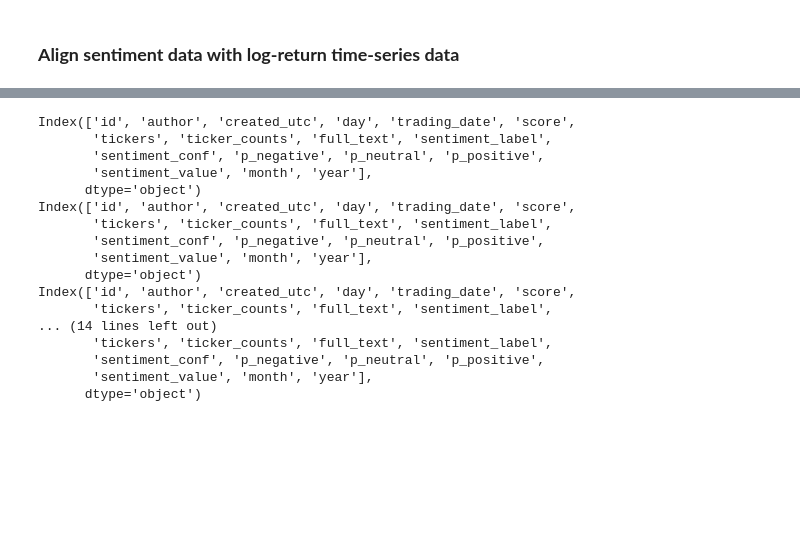
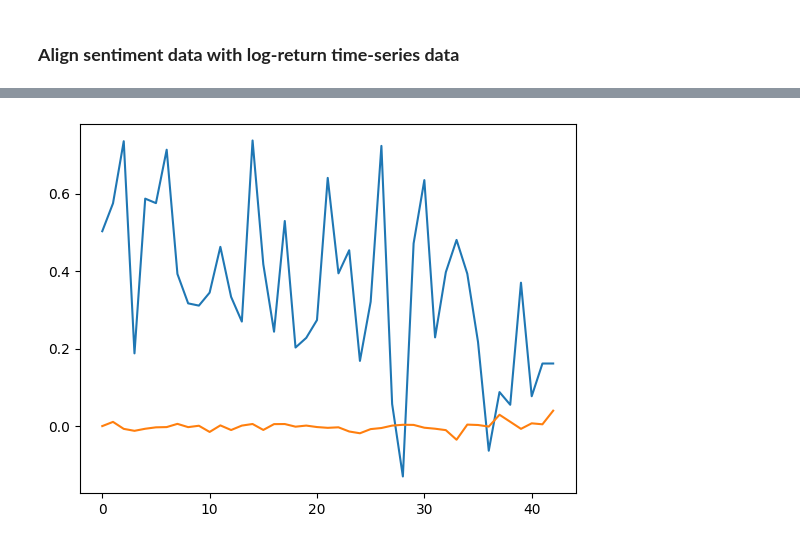
Before and after one commit to agussarsson/degree_project, a Jupyter notebook: notebooks/preprocessor.ipynb, the cells around one changed output, grey strips where cells are left out. Saved outputs shown, nothing was run; the diff lists cells and outputs as text; code cells hidden in the pictures; blank space fills up the shorter version.

```diff
--- a/notebooks/preprocessor.ipynb
+++ b/notebooks/preprocessor.ipynb
@@ -451,35 +395,0 @@ posts_data
-# %%
-
-for ticker in TICKERS:
-    for trading_date in time_series_dict[ticker]["date"]:
-        # print(posts_data.loc[posts_data["trading_date"].astype(str) == str(trading_date)])
-        # print(len(posts_data["tickers"]))
-        # print(posts_data["tickers"])
-        mini_df = posts_data.loc[posts_data["trading_date"].astype(str) == str(trading_date)]
-        mini_df = mini_df[[ticker in x for x in mini_df['tickers']]]
-        print(mini_df.columns)
-        break
-        # mini_df_2 = mini_df[mini_df.loc["tickers"] == ticker]
-        # print(mini_df)
-
-        # mini_df = posts_data.loc[(posts_data["trading_date"].astype(str) == str(trading_date)) & (ticker in posts_data["tickers"])]
-        # mini_df
-        # break
-# %% [output]
-Index(['id', 'author', 'created_utc', 'day', 'trading_date', 'score',
-       'tickers', 'ticker_counts', 'full_text', 'sentiment_label',
-       'sentiment_conf', 'p_negative', 'p_neutral', 'p_positive',
-       'sentiment_value', 'month', 'year'],
-      dtype='object')
-Index(['id', 'author', 'created_utc', 'day', 'trading_date', 'score',
-       'tickers', 'ticker_counts', 'full_text', 'sentiment_label',
-       'sentiment_conf', 'p_negative', 'p_neutral', 'p_positive',
-       'sentiment_value', 'month', 'year'],
-      dtype='object')
-Index(['id', 'author', 'created_utc', 'day', 'trading_date', 'score',
-       'tickers', 'ticker_counts', 'full_text', 'sentiment_label',
-... (14 lines left out)
-       'tickers', 'ticker_counts', 'full_text', 'sentiment_label',
-       'sentiment_conf', 'p_negative', 'p_neutral', 'p_positive',
-       'sentiment_value', 'month', 'year'],
-      dtype='object')
@@ -485,0 +452,15 @@ Index(['id', 'author', 'created_utc', 'day', 'trading_date', 'score',
+# %%
+aligned_data_path = Path(DATA_PATH, 'aligned_parquet/**/*.parquet')
+aapl_data = duckdb.query(f"""
+    SELECT *
+    FROM read_parquet('{aligned_data_path}')
+    WHERE ticker = 'AAPL'
+""").df()
+
+# print(aapl_data)
+# %%
+plt.plot(aapl_data["sentiment"])
+plt.plot(aapl_data["log_ret"])
+plt.show()
+# %% [output]
+[figure, added]
```
Also changed, not shown: parts of 33 cells of this notebook, 3 other files.
